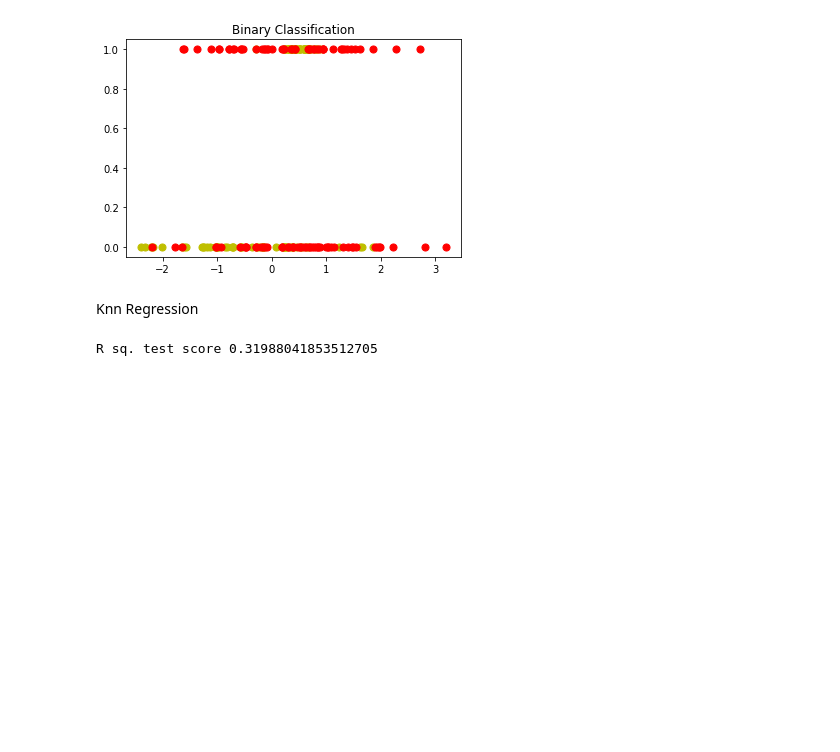
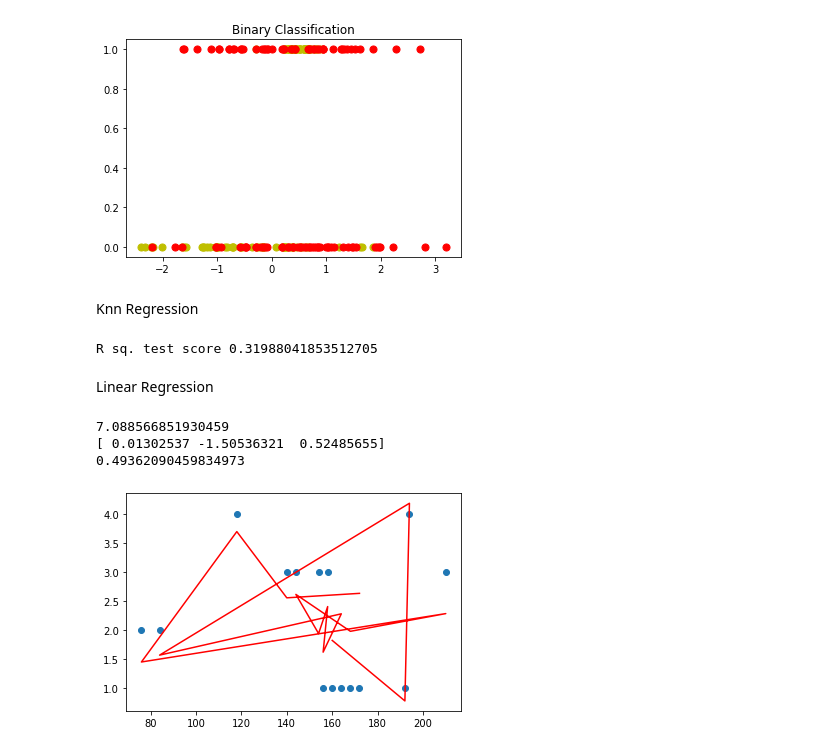
Before and after one commit to killerbee1998/Coursera_ML, a Jupyter notebook: ML_week2.ipynb, the cells around one changed output. Cells and saved outputs as stored; diff of their text form; code cells hidden in the pictures; blank space fills up the shorter version.

Commit message:
Linear Regression

```diff
--- a/ML_week2.ipynb
+++ b/ML_week2.ipynb
@@ -87,3 +87,24 @@ knn = KNeighborsRegressor(n_neighbors=3).fit(x_train,y_train)
 print('R sq. test score', knn.score(x_test, y_test))
 # %% [output]
 R sq. test score 0.31988041853512705
+# %% [markdown]
+Linear Regression
+# %%
+from sklearn.model_selection import train_test_split
+from sklearn.linear_model import LinearRegression
+import pandas as pd
+import matplotlib.pyplot as plt
+
+fruits = pd.read_table('fruit_colors.txt')
+x = fruits[['mass', 'width', 'height']]
+y = fruits['fruit_label']
+
+x_train, x_test, y_train, y_test = train_test_split(x,y)
+linreg = LinearRegression().fit(x_train, y_train)
+print(linreg.intercept_)
+print(linreg.coef_)
+# %% [output]
+7.088566851930459
+[ 0.01302537 -1.50536321  0.52485655]
+0.49362090459834973
+[figure, added]
```
